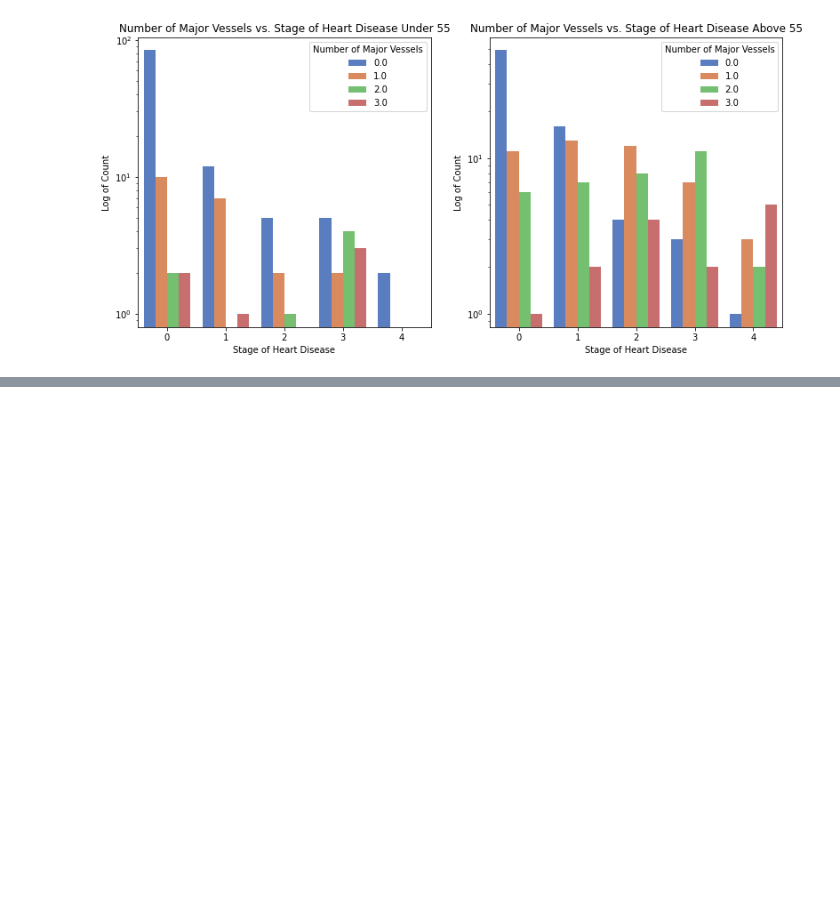
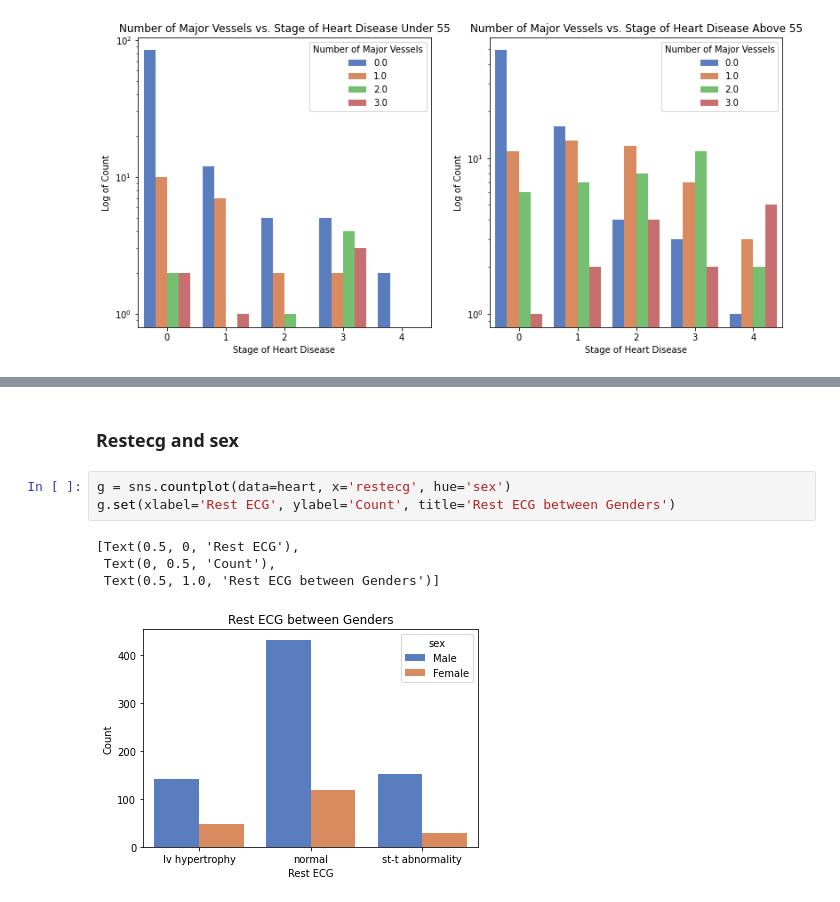
Before and after one commit to efgronski/heart-disease, a Jupyter notebook: data_visualization.ipynb, the cells around one changed output, grey strips where cells are left out. Drawn from its saved outputs; the diff is of its cells as text; blank space fills up the shorter version.

```diff
--- a/data_visualization.ipynb
+++ b/data_visualization.ipynb
@@ -166,0 +184,10 @@ sns.histplot(data=typical_angina_heart, x='age', hue='num')
+# %% [markdown]
+### Restecg and sex
+# %%
+g = sns.countplot(data=heart, x='restecg', hue='sex')
+g.set(xlabel='Rest ECG', ylabel='Count', title='Rest ECG between Genders')
+# %% [output]
+[Text(0.5, 0, 'Rest ECG'),
+ Text(0, 0.5, 'Count'),
+ Text(0.5, 1.0, 'Rest ECG between Genders')]
+[figure, added]
```
Also changed, not shown: parts of 10 cells of this notebook, 1 other file.
